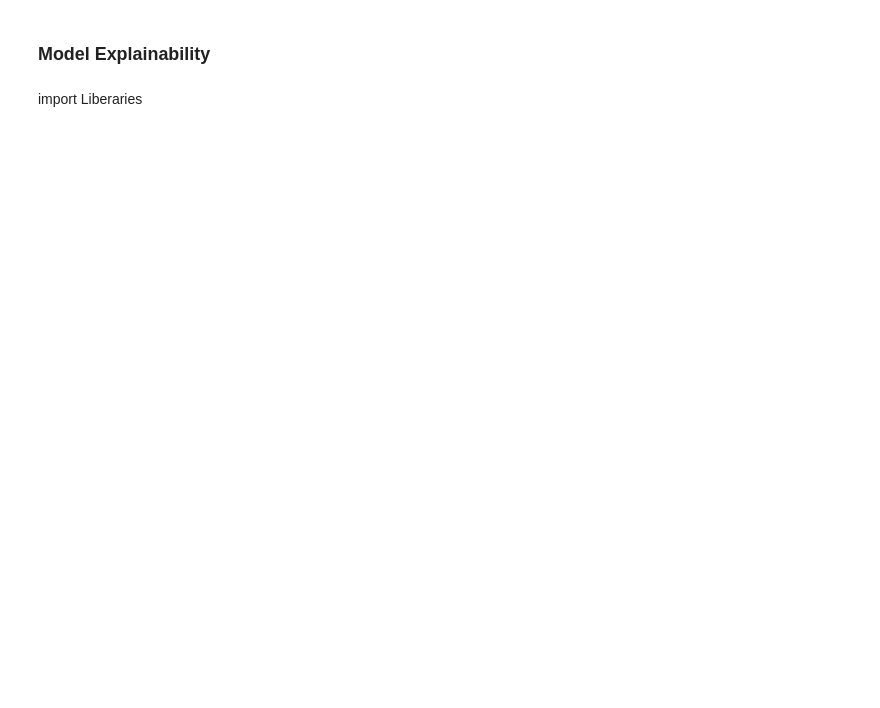
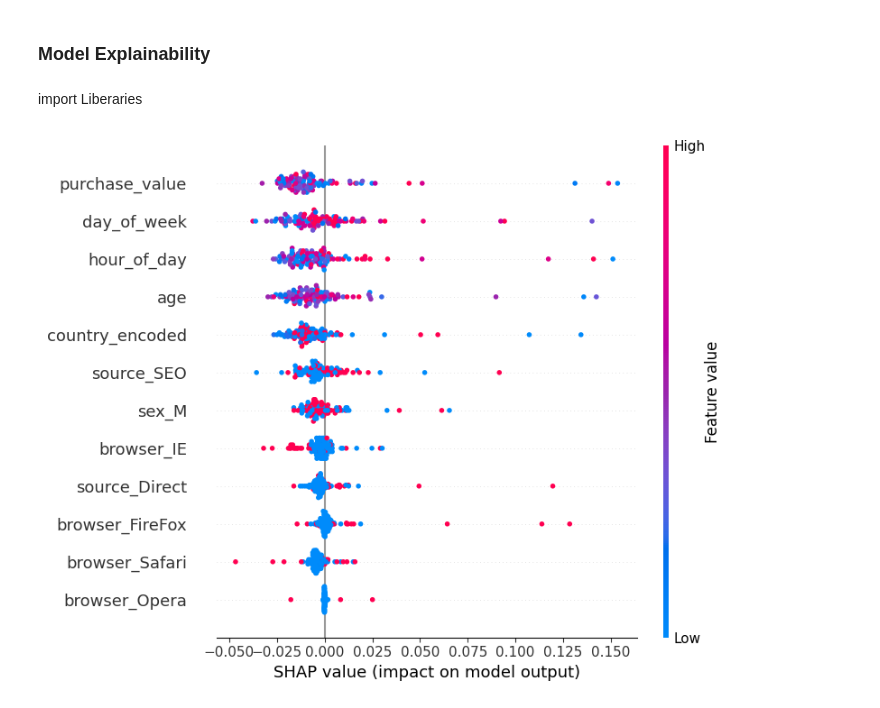
Before and after one commit to GetieBalew24/adey-ecommerce-banking-fraud-detection, a Jupyter notebook: notebooks/model_explainablity.ipynb, the cells around one changed output. Cells and saved outputs as stored; diff of their text form; code cells hidden in the pictures; blank space fills up the shorter version.

Commit message:
SHAP analysis and visualizations

```diff
--- a/notebooks/model_explainablity.ipynb
+++ b/notebooks/model_explainablity.ipynb
@@ -48,3 +48,8 @@ X_test_sample = X_test.sample(100, random_state=42)
 # Load, split data, and train the model
 fraud_interpreter.load_and_split_data()
 fraud_interpreter.train_model()
+# %%
+# SHAP analysis and visualizations
+shap_values = fraud_interpreter.shap_summary_plot()
+# %% [output]
+[figure, added]
```
Also changed, not shown: 1 other file.
